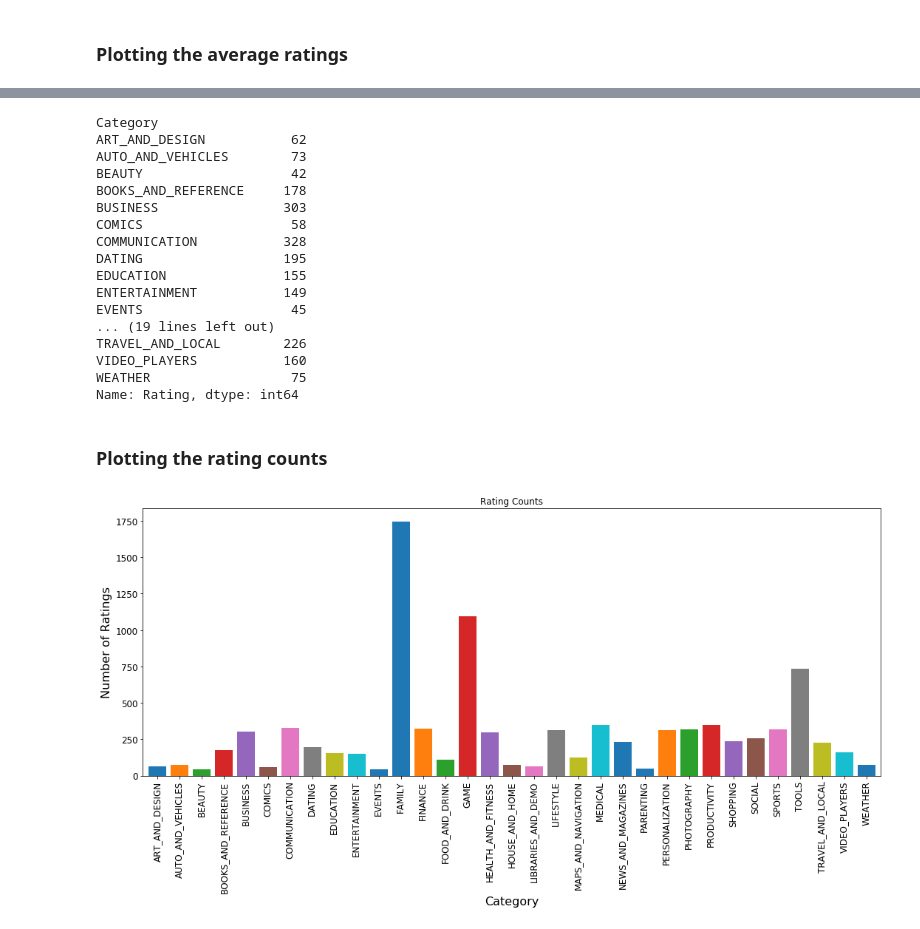
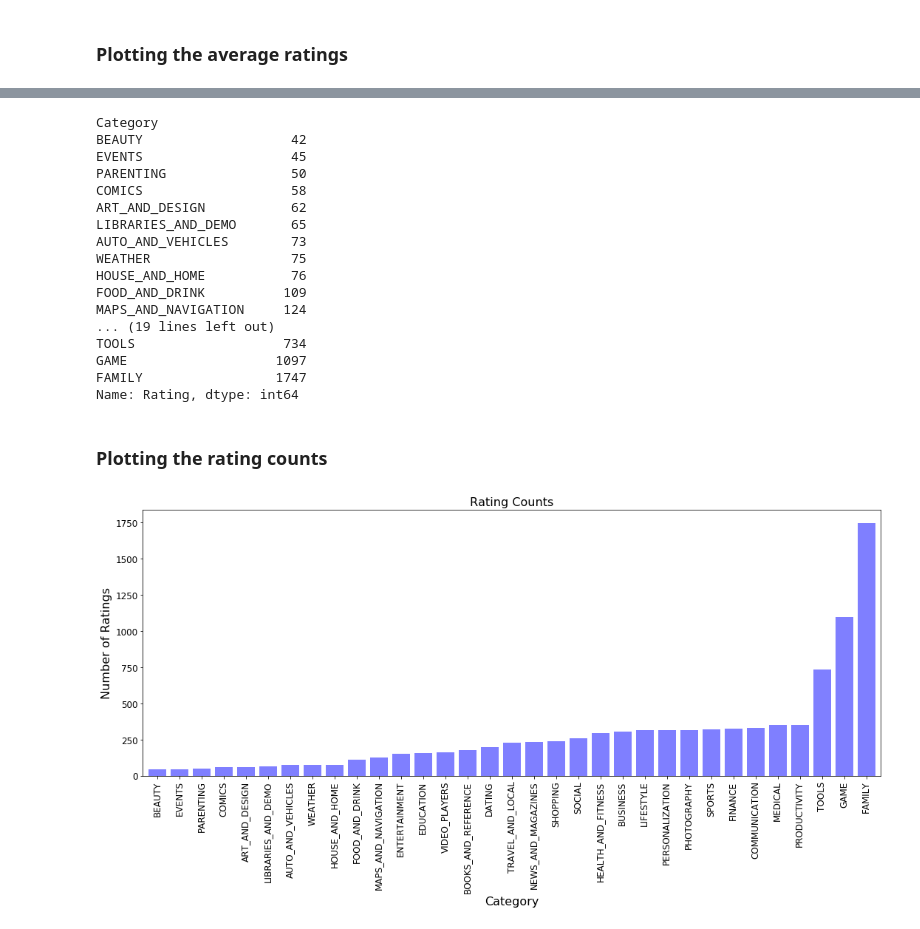
Before and after one commit to tworthy94/BootCamp_Project_01, a Jupyter notebook: Analysis.ipynb, the cells around one changed output, grey strips where cells are left out. Saved outputs shown, nothing was run; the diff lists cells and outputs as text; code cells hidden in the pictures.

```diff
--- a/Analysis.ipynb
+++ b/Analysis.ipynb
@@ -70,41 +89,44 @@ I decided my second visualization would be based on the counts of the ratings pe
 # %%
 # Count ratings per category
 ct_Ratings=df_Ratings.groupby('Category')['Rating'].count()
+ct_Ratings=ct_Ratings.sort_values()
 ct_Ratings
 # %% [output]
 Category
+BEAUTY                   42
+EVENTS                   45
+PARENTING                50
+COMICS                   58
 ART_AND_DESIGN           62
+LIBRARIES_AND_DEMO       65
 AUTO_AND_VEHICLES        73
-BEAUTY                   42
-BOOKS_AND_REFERENCE     178
-BUSINESS                303
-COMICS                   58
-COMMUNICATION           328
-DATING                  195
-EDUCATION               155
-ENTERTAINMENT           149
-EVENTS                   45
+WEATHER                  75
+HOUSE_AND_HOME           76
+FOOD_AND_DRINK          109
+MAPS_AND_NAVIGATION     124
 ... (19 lines left out)
-TRAVEL_AND_LOCAL        226
-VIDEO_PLAYERS           160
-WEATHER                  75
+TOOLS                   734
+GAME                   1097
+FAMILY                 1747
 Name: Rating, dtype: int64
 # %% [markdown]
 ### Plotting the rating counts
 # %%
 # Plot average ratings as a bar
 ctRtPlt = ct_Ratings.plot(kind='bar',
-                          title ='Rating Counts',
                           figsize=(15,8),
                           fontsize=12,
-                          width=0.8
+                          width=0.8,
+                          color='b',
+                          alpha=0.5
                          )
-ctRtPlt.set_xlabel("Category",fontsize=16)
-ctRtPlt.set_ylabel("Number of Ratings",fontsize=16)
+ctRtPlt.set_xlabel('Category',fontsize=16)
+ctRtPlt.set_ylabel('Number of Ratings',fontsize=16)
+ctRtPlt.set_title('Rating Counts',fontsize=16)
 # Set tight layout for png
 plt.tight_layout()
 # Save fig as png
-plt.savefig('Rating_Counts.png')
+plt.savefig('Rating_Counts_Bar.png')
 plt.show()
 # %% [output]
-[figure, old version]
+[figure, new version]
```
Also changed, not shown: parts of 13 cells of this notebook, 5 other files.
